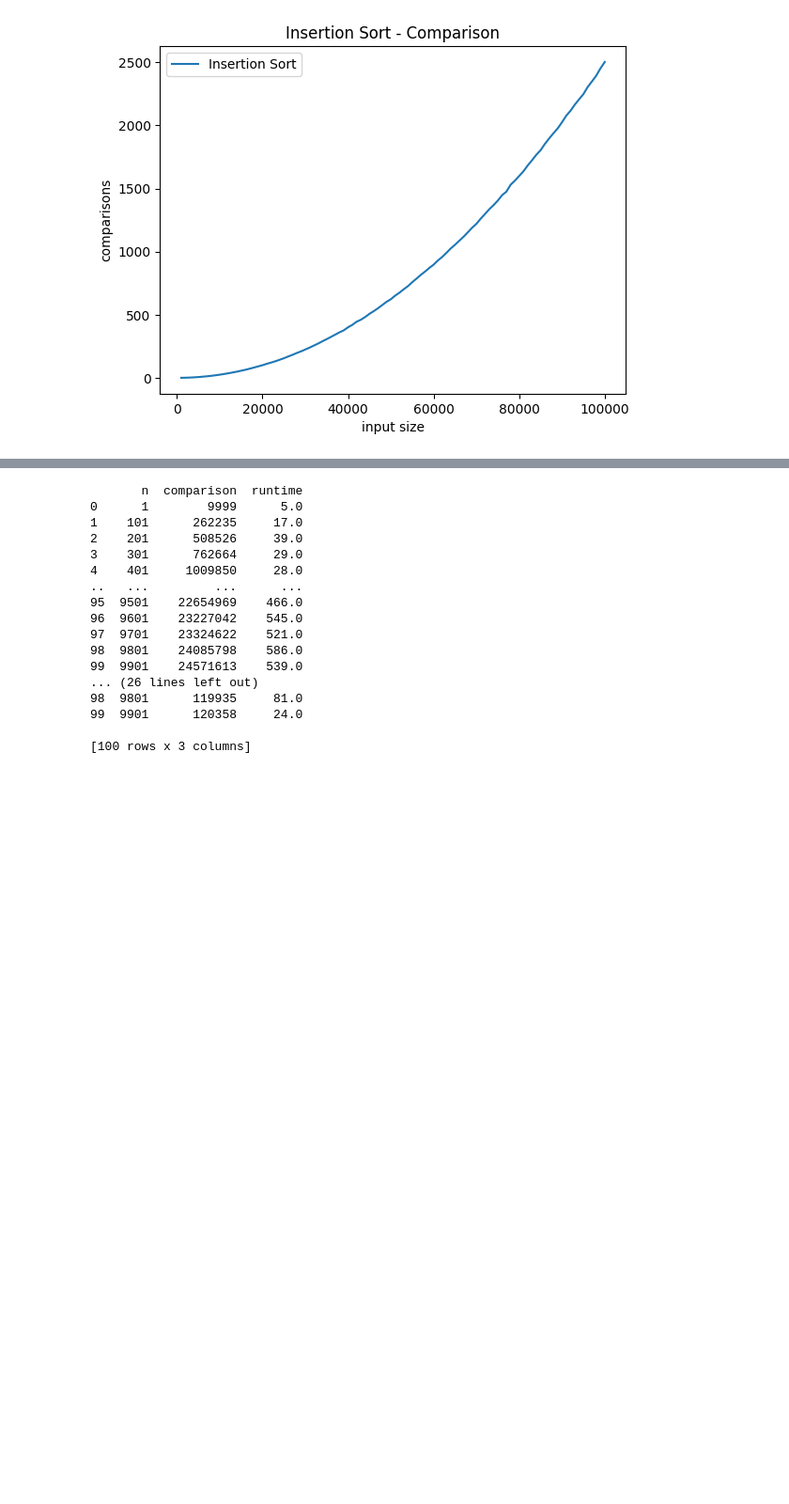
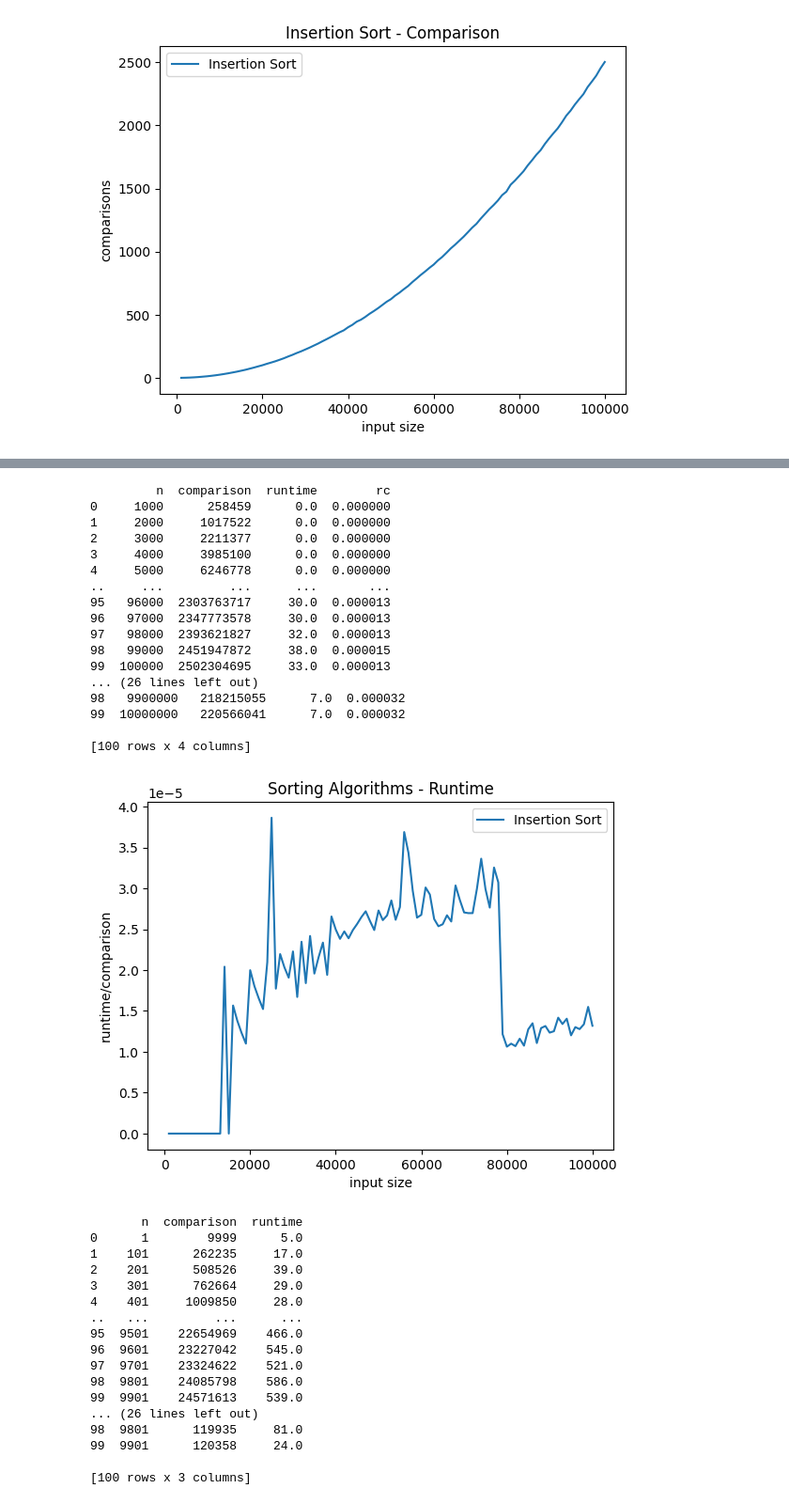
Before and after one commit to deep-mm/Analysis-Sorting-Algorithms, a Jupyter notebook: run_experiments.ipynb, the cells around one changed output, grey strips where cells are left out. Shown: that part at 94% size. Saved outputs shown, nothing was run; the diff lists cells and outputs as text; code cells hidden in the pictures; blank space fills up the shorter version.

```diff
--- a/run_experiments.ipynb
+++ b/run_experiments.ipynb
@@ -142,3 +148,43 @@ plt . show ()
+# %%
+import   pandas   as   pd
+import   matplotlib.pyplot   as   plt
+import   numpy   as   np
+# Read the csv files
+insertion   =   pd . read_csv ( 'insertion.csv' )
+
+# Add a column for runtime multiplied by 1000 per comparison
+insertion [ 'rc' ]   =   insertion [ 'runtime' ]   *   1000   /   insertion [ 'comparison' ]
+
+print ( insertion )
+print ( quick )
+print ( merge )
+# Plot the graphs
+# Make y axis runtime per comparison
+plt . plot ( insertion [ 'n' ],   insertion [ 'rc' ],   label = 'Insertion Sort' )
+plt . xlabel ( 'input size' )
+plt . ylabel ( 'runtime/comparison' )
+plt . title ( 'Sorting Algorithms - Runtime' )
+plt . legend ()
+plt . show ()
+# %% [output]
+         n  comparison  runtime        rc
+0     1000      258459      0.0  0.000000
+1     2000     1017522      0.0  0.000000
+2     3000     2211377      0.0  0.000000
+3     4000     3985100      0.0  0.000000
+4     5000     6246778      0.0  0.000000
+..     ...         ...      ...       ...
+95   96000  2303763717     30.0  0.000013
+96   97000  2347773578     30.0  0.000013
+97   98000  2393621827     32.0  0.000013
+98   99000  2451947872     38.0  0.000015
+99  100000  2502304695     33.0  0.000013
+... (26 lines left out)
+98   9900000   218215055      7.0  0.000032
+99  10000000   220566041      7.0  0.000032
+
+[100 rows x 4 columns]
+[figure, added]
 # %%
 import   pandas   as   pd
 import   matplotlib.pyplot   as   plt
```
Also changed, not shown: parts of 7 cells of this notebook.
